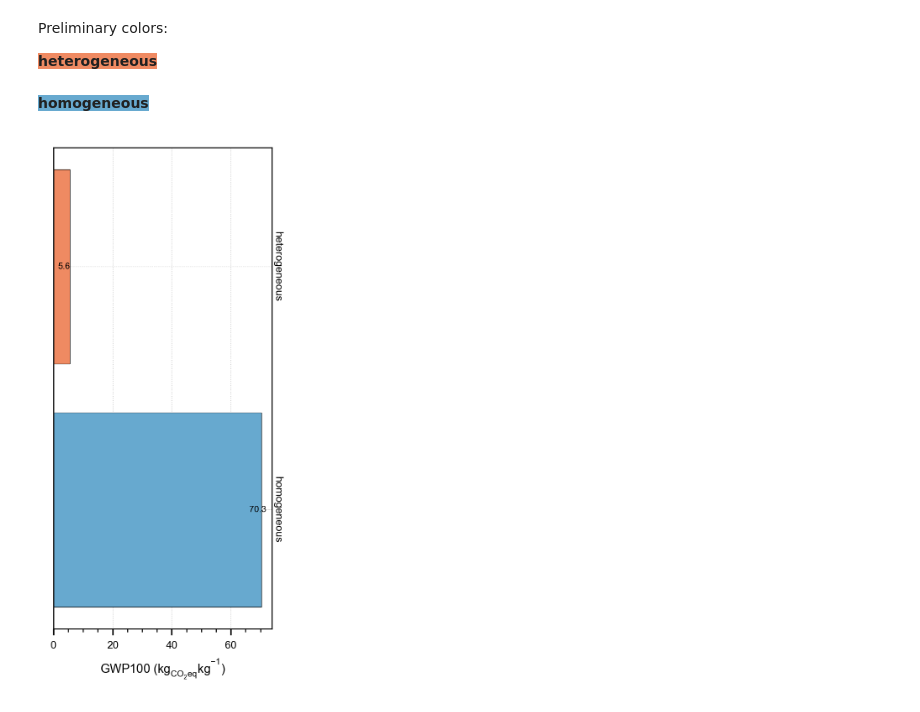
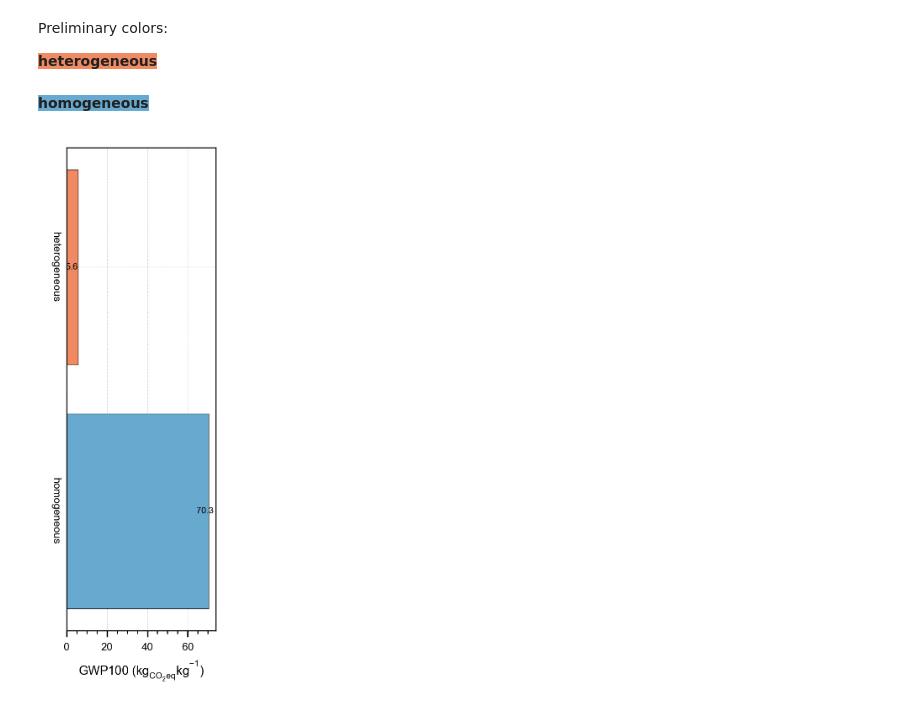
Before and after one commit to vtulus/LCA-of-heterogeneous-GAC, a Jupyter notebook: notebooks/LCAscores_total_barplot.ipynb, the cells around one changed output. Saved outputs shown, nothing was run; the diff lists cells and outputs as text; code cells hidden in the pictures.

Commit message:
Make figure thinner

```diff
--- a/notebooks/LCAscores_total_barplot.ipynb
+++ b/notebooks/LCAscores_total_barplot.ipynb
@@ -139,11 +139,11 @@ mpl.rc("mathtext", default="regular")
 marker_style = dict(lw=0, marker="D", ms=1.5, mec="r", mfc="none", mew=0.7)
 
 # Size of the figure
-size_in_mm = (50, 110)  # input the desired size in mm (width, height)
+size_in_mm = (36, 110)  # input the desired size in mm (width, height)
 
 # Variables to define figure's empty space from its borders to the spines of the axes
-from_left = 2  # in mm
-from_right = 4  # in mm
+from_left = 4  # in mm
+from_right = 2  # in mm
 from_bottom = 11  # in mm
 from_top = 2  # in mm
 
@@ -173,32 +173,32 @@ height = 0.8  # the height of the bars (thickness)
 bars = ax.barh(
     y=result_plot.iloc[:, 0],
     width=result_plot.iloc[:, 1],
     height=height,
     color=[v for v in allcolors.values()],
     edgecolor="k",
     linewidth=0.3,
 )
 
 ax.bar_label(bars, fmt="%.1f", padding=-7, fontsize=5)
 
 ax.yaxis.set_ticklabels(result_plot["activity name"], rotation=-90, va="center")
 ax.tick_params(
-    axis="y", which="major", length=0.001, pad=-131
+    axis="y", which="major", length=0.001, # pad=-100
 )  # almost invisible, pad = separation of text from axis
 
 ax.set_xlabel("GWP100 ($kg_{CO_{2}eq} kg^{-1}$)")
 ax.grid(True)
 ax.xaxis.grid(True, ls=":", lw=0.3)
 ax.yaxis.grid(True, ls=":", lw=0.3)
 ax.invert_yaxis()
 ax.xaxis.set_minor_locator(MultipleLocator(5))
 ax.xaxis.set_major_locator(MultipleLocator(20))
 ax.set_axisbelow(True)
 
 figNamePNG = "LCAscore_total_barplot.png"
 figNameSVG = "LCAscore_total_barplot.svg"
 
 plt.savefig(str(pngFilesDir / figNamePNG))  # export fig as png
 plt.savefig(str(svgFilesDir / figNameSVG))  # export fig as svg
 # %% [output]
-[figure, old version]
+[figure, new version]
```
Also changed, not shown: parts of 1 cell of this notebook.
